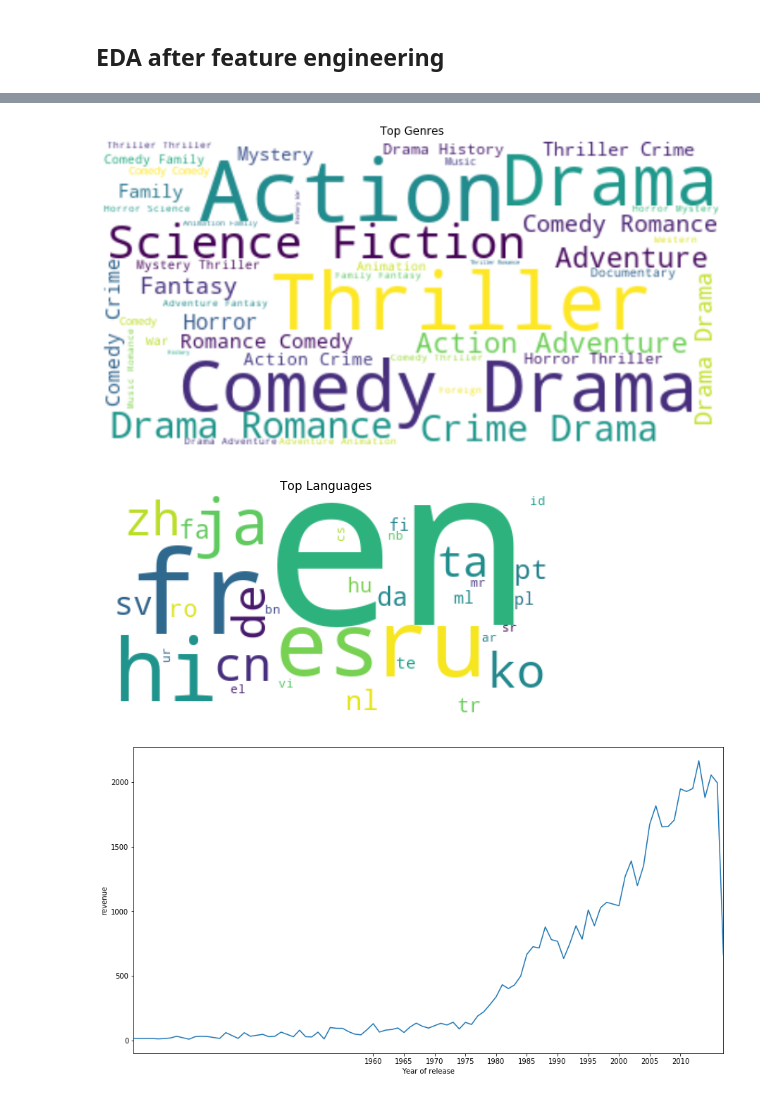
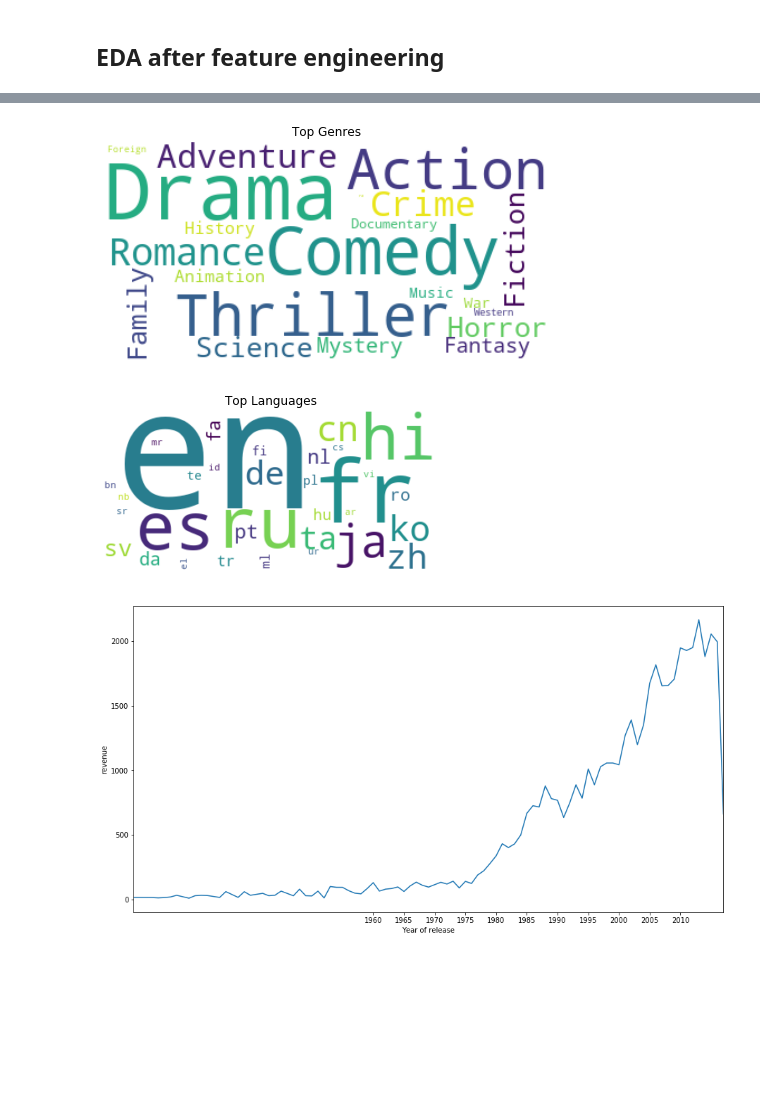
Before and after one commit to OracyC/TMDB-Box-Office-Prediction, a Jupyter notebook: TMDB_Box_Office_Prediction.ipynb, the cells around one changed output, grey strips where cells are left out. Saved outputs shown, nothing was run; the diff lists cells and outputs as text; code cells hidden in the pictures; blank space fills up the shorter version.

```diff
--- a/TMDB_Box_Office_Prediction.ipynb
+++ b/TMDB_Box_Office_Prediction.ipynb
@@ -35,6 +35,9 @@ testAdditionalFeatures = pd.read_csv('TestAdditionalFeatures.csv')
 
 train = pd.merge(train, trainAdditionalFeatures, how='left', on=['imdb_id'])
 test = pd.merge(test, testAdditionalFeatures, how='left', on=['imdb_id'])
+# %%
+train = train.drop_duplicates()
+test = test.drop_duplicates()
 # %% [markdown]
 # EDA & Feature Engerineering
 # %%
@@ -218,23 +221,23 @@ train.head()
 # %%
 from wordcloud import WordCloud, STOPWORDS, ImageColorGenerator
 
-wordcloud_genres = WordCloud(max_font_size=55, max_words=100, background_color="white").generate(train['genres'].to_string())
-plt.figure(figsize = (12, 8))
+wordcloud_genres = WordCloud(max_font_size=70, max_words=100, background_color="white", collocations=False).generate(train['genres'].to_string())
+plt.figure(figsize = (8, 6))
 plt.imshow(wordcloud_genres, interpolation="bilinear")
 plt.title("Top Genres")
 plt.axis("off")
 plt.show()
 # %% [output]
-[figure, old version]
+[figure, new version]
 # %%
 wordcloud_lan = WordCloud(max_font_size=200, max_words=100, background_color="white").generate(train['original_language'].to_string())
-plt.figure(figsize = (8, 7))
+plt.figure(figsize = (6, 5))
 plt.imshow(wordcloud_lan, interpolation="bilinear")
 plt.title("Top Languages")
 plt.axis("off")
 plt.show()
 # %% [output]
-[figure, old version]
+[figure, new version]
 # %%
 year_plot = train[['revenue', 'release_year']]
 money_Y = year_plot.groupby('release_year')['revenue'].sum()
```
Also changed, not shown: parts of 21 cells of this notebook.
